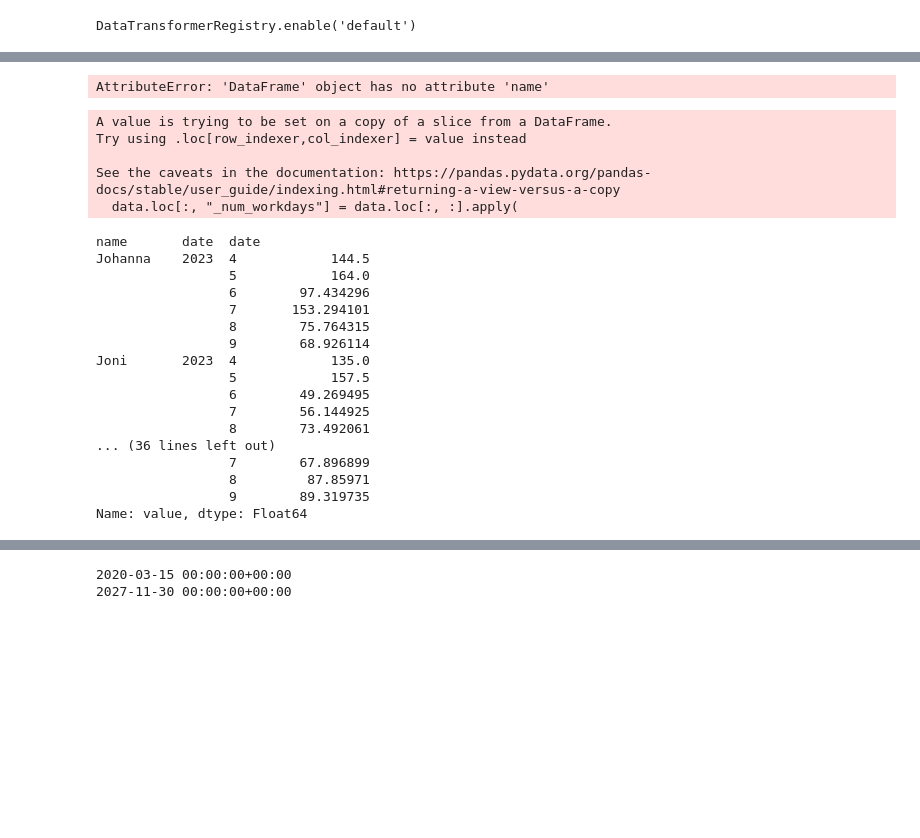
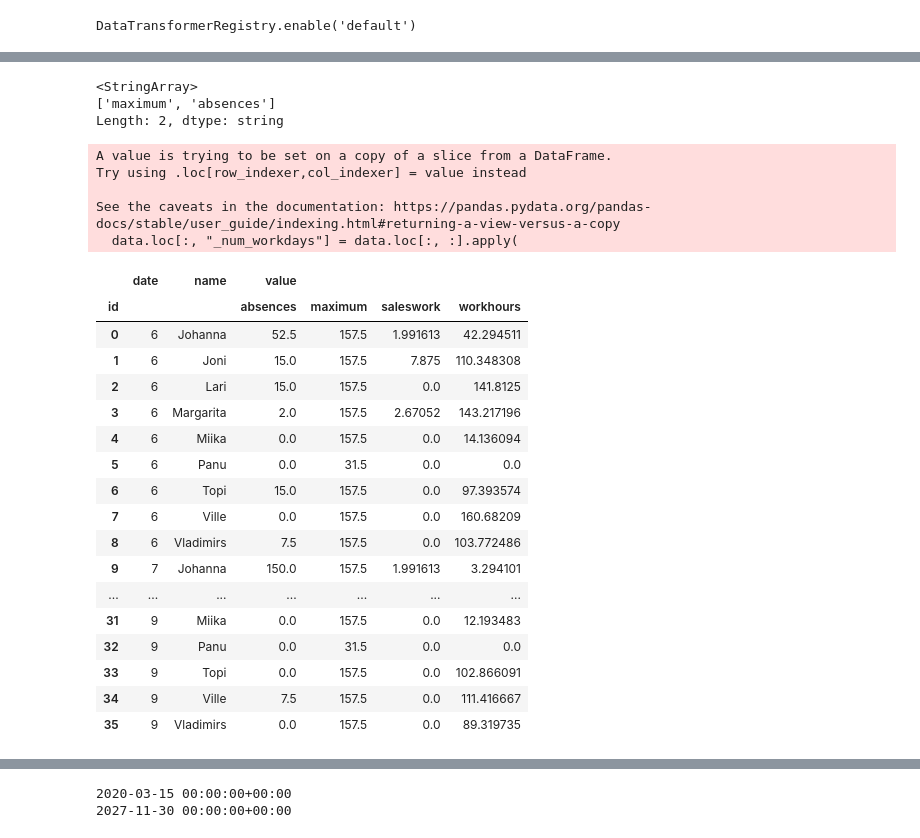
Before and after one commit to vreima/tie-dashboard, a Jupyter notebook: testing-notebook.ipynb, the cells around one changed output, grey strips where cells are left out. Saved outputs shown, nothing was run; the diff lists cells and outputs as text; code cells hidden in the pictures; blank space fills up the shorter version.

Commit message:
better error logging, realtime salescases

```diff
--- a/testing-notebook.ipynb
+++ b/testing-notebook.ipynb
@@ -35,15 +68,17 @@ DataTransformerRegistry.enable('default')
 # %%
 t = arrow.utcnow()
-span = DateRange(t.shift(days=-90), t.shift(days=120))
+span = DateRange(arrow.Arrow(2023, 1, 1), arrow.Arrow(2023, 10, 1))
 
 span_past, span_future = span.cut(arrow.utcnow())
 
 async with src.severa.client.Client() as f:
     hours = await f.fetch_hours(span)
-    ab = await f.fetch_absences(span)
+    billing = await f.fetch_billing(span)
     # salesval = await f.fetch_salesvalue(span)
     # sales = await f.fetch_billing(span)
 
-us ={user.guid: user.firstName for user in await f.users()}
-ab["name"] = ab.user.map(us)
+us = {user.guid: user.firstName for user in await f.users()}
+us2 = {user.guid: user.workContract.hourCost.amount for user in await f.users()}
+hours["name"] = hours.user.map(us)
+hours["cost"] = hours.user.map(us2)
 # %% [output]
@@ -75,39 +143,55 @@ ab[ab.name == "Ville"]
 # %%
-hours[(hours.id=="absences") & (hours.name == "Ville")]
+hours[hours.productive.isna()].id.unique()
 # %% [output]
-AttributeError: 'DataFrame' object has no attribute 'name'
+<StringArray>
+['maximum', 'absences']
+Length: 2, dtype: string
 # %%
-us ={user.guid: user.firstName for user in await f.users()}
-d = src.severa.process.unravel(hours[hours.id.isin(["workhours", "saleshours", "absences"])])
-#d = src.severa.process.unravel(hours[hours.id.isin(["maximum"])], arrow.get("2023-03-01").datetime, arrow.get("2023-09-01").datetime)
+us = {user.guid: user.firstName for user in await f.users()}
+d = src.severa.process.unravel(
+    hours
+)  # [hours.id.isin(["workhours", "saleshours", "absences"])])
+# d = src.severa.process.unravel(hours[hours.id.isin(["maximum"])], arrow.get("2023-03-01").datetime, arrow.get("2023-09-01").datetime)
 d["name"] = d.user.map(us)
-x = src.severa.process.cull_before(d, arrow.utcnow().floor("day"))
-d2 = x[("2023-04-01" <= x.date) & (x.date < "2023-10-01")]
-d3 = d2.groupby(["name", d2.date.dt.year, d2.date.dt.month])["value"].sum()
-d3
+x = src.severa.process.cull_before(d, arrow.utcnow().floor("day"), ["workhours"])
+
+
+d2 = x[("2023-06-01" <= x.date) & (x.date < "2023-10-01")]
+
+
+pd.pivot_table(
+    d2,
+    values=["value"],
+    columns=["id"],
+    index=[d2.date.dt.month, "name"],
+    aggfunc=sum,
+    fill_value=0,
+).reset_index()
+# hours[hours.id == "maximum"]
 # %% [output]
 A value is trying to be set on a copy of a slice from a DataFrame.
 Try using .loc[row_indexer,col_indexer] = value instead
 
 See the caveats in the documentation: https://pandas.pydata.org/pandas-docs/stable/user_guide/indexing.html#returning-a-view-versus-a-copy
   data.loc[:, "_num_workdays"] = data.loc[:, :].apply(
-name       date  date
-Johanna    2023  4            144.5
-                 5            164.0
-                 6        97.434296
-                 7       153.294101
-                 8        75.764315
-                 9        68.926114
-Joni       2023  4            135.0
-                 5            157.5
-                 6        49.269495
-                 7        56.144925
-                 8        73.492061
-... (36 lines left out)
-                 7        67.896899
-                 8         87.85971
-                 9        89.319735
-Name: value, dtype: Float64
+|  | date | name | value |  |  |  |
+| id |  |  | absences | maximum | saleswork | workhours |
+| 0 | 6 | Johanna | 52.5 | 157.5 | 1.991613 | 42.294511 |
+| 1 | 6 | Joni | 15.0 | 157.5 | 7.875 | 110.348308 |
+| 2 | 6 | Lari | 15.0 | 157.5 | 0.0 | 141.8125 |
+| 3 | 6 | Margarita | 2.0 | 157.5 | 2.67052 | 143.217196 |
+| 4 | 6 | Miika | 0.0 | 157.5 | 0.0 | 14.136094 |
+| 5 | 6 | Panu | 0.0 | 31.5 | 0.0 | 0.0 |
+| 6 | 6 | Topi | 15.0 | 157.5 | 0.0 | 97.393574 |
+| 7 | 6 | Ville | 0.0 | 157.5 | 0.0 | 160.68209 |
+| 8 | 6 | Vladimirs | 7.5 | 157.5 | 0.0 | 103.772486 |
+| 9 | 7 | Johanna | 150.0 | 157.5 | 1.991613 | 3.294101 |
+| ... | ... | ... | ... | ... | ... | ... |
+| 31 | 9 | Miika | 0.0 | 157.5 | 0.0 | 12.193483 |
+| 32 | 9 | Panu | 0.0 | 31.5 | 0.0 | 0.0 |
+| 33 | 9 | Topi | 0.0 | 157.5 | 0.0 | 102.866091 |
+| 34 | 9 | Ville | 7.5 | 157.5 | 0.0 | 111.416667 |
+| 35 | 9 | Vladimirs | 0.0 | 157.5 | 0.0 | 89.319735 |
 # %%
 hours.loc[hours.date.isna() & (hours.id == "maximum"), "user"]
 
```
Also changed, not shown: parts of 3 cells of this notebook, 4 other files.
